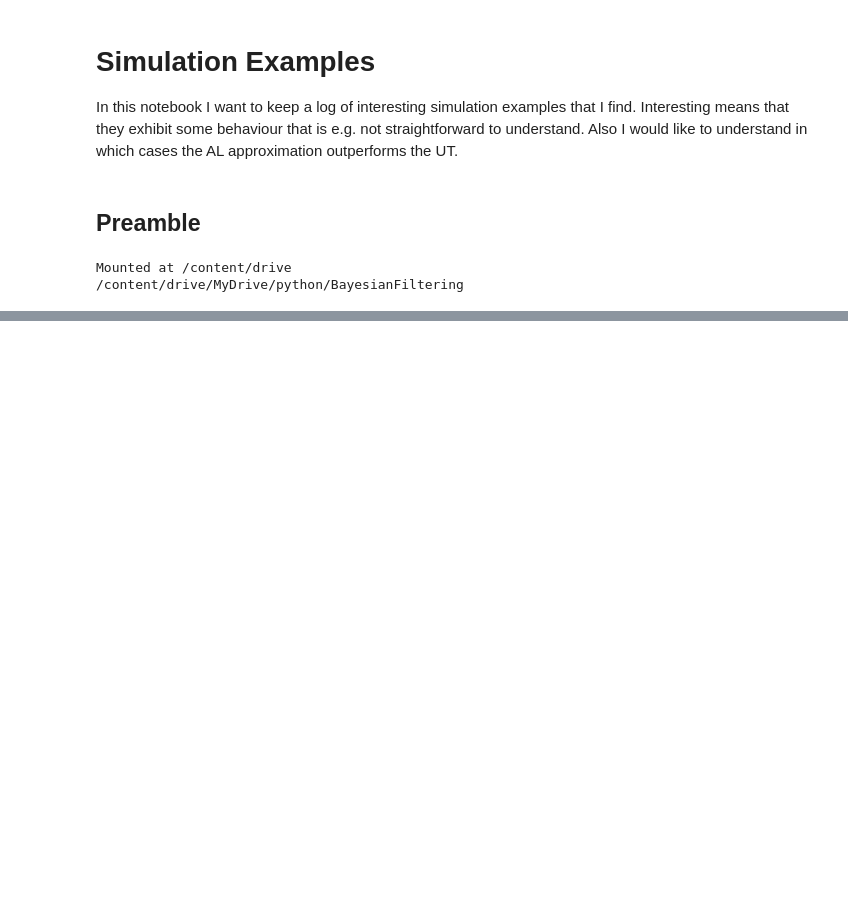
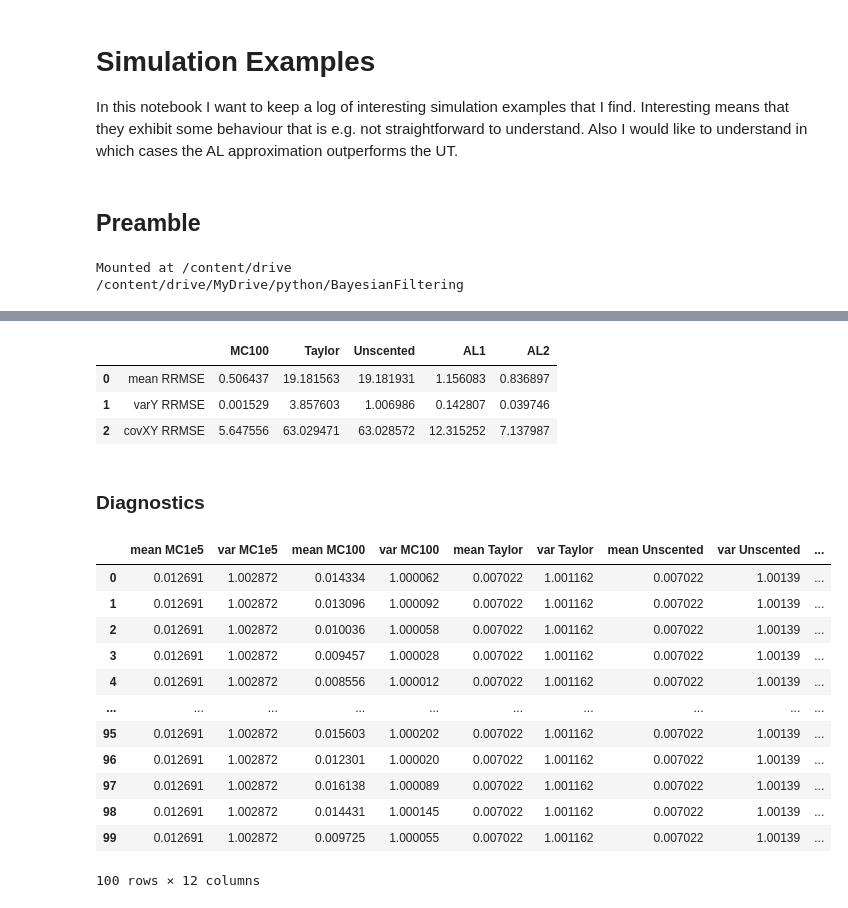
Before and after one commit to kostastsa/BayesianFiltering, a Jupyter notebook: ALA/sim_examples.ipynb, the cells around one changed output, grey strips where cells are left out. Drawn from its saved outputs; the diff is of its cells as text; code cells hidden in the pictures; blank space fills up the shorter version.

```diff
--- a/ALA/sim_examples.ipynb
+++ b/ALA/sim_examples.ipynb
@@ -26 +20,27 @@ It is an example for which the Hessian of the nonlinearity is *semi-definite*
+# %%
+g = lambda D, Pv, L, Nv, H: (2*L**2/Nv) * np.trace(Pv-D) + (1 / 4) * np.trace(np.matmul(D, H))**2
+
+matrix_projection = lambda A, B : ( np.trace(np.matmul(A.transpose(),B)) / np.trace(np.matmul(B.transpose(),B))) * B
+
+def project_to_PSD(Delta):
+  evals, evec = np.linalg.eig(Delta)
+  nonzero_eig = np.sum(evals>0)
+  new_evals = np.multiply(evals>0, evals)
+  new_Delta = np.matmul(np.matmul(evec, np.diag(new_evals)), evec.transpose())
+  return (new_Delta + new_Delta.transpose())/2
+
+def gradient_descent(dim, N, L, X0, P, H, Nsteps, eta):
+  X = X0
+  for i in range(Nsteps):
+    X = X - eta * (-(2*L**2 / N) * np.eye(dim) + (1 / 2) * np.trace(np.matmul(H, X)) * H)
+  return X
+
+def SPD_opt(dim, N, L, X0, P, H, Nsteps, eta):
+  X = X0
+  for i in range(Nsteps):
+    X = gradient_descent(dim, N, L, X, P, H, 1, eta**i)
+    X = project_to_PSD(X)
+    X = P - project_to_PSD(P-X)
+    X = project_to_PSD(X)
+  return X
 # %%
@@ -222,0 +281,49 @@ Best value: 31
+# %%
+df = pd.DataFrame(columns = [' ','MC100','Taylor','Unscented','AL1','AL2'])
+df[' '] = ['mean RRMSE', 'varY RRMSE', 'covXY RRMSE']
+df['MC100'] = [RRMSE_mean_MC100, RRMSE_var_MC100, RRMSE_cov_MC100]
+df['Taylor'] = [RRMSE_mean_L, RRMSE_var_L, RRMSE_cov_L]
+df['Unscented'] = [RRMSE_mean_U, RRMSE_var_U, RRMSE_cov_U]
+df['AL1'] = [RRMSE_mean_AL1, RRMSE_var_AL1, RRMSE_cov_AL1]
+df['AL2'] = [RRMSE_mean_AL2, RRMSE_var_AL2, RRMSE_cov_AL2]
+#print(df.to_latex(index=False))
+df
+# %% [output]
+|  |  | MC100 | Taylor | Unscented | AL1 | AL2 |
+| 0 | mean RRMSE | 0.506437 | 19.181563 | 19.181931 | 1.156083 | 0.836897 |
+| 1 | varY RRMSE | 0.001529 | 3.857603 | 1.006986 | 0.142807 | 0.039746 |
+| 2 | covXY RRMSE | 5.647556 | 63.029471 | 63.028572 | 12.315252 | 7.137987 |
+# %% [markdown]
+### Diagnostics
+# %%
+df_est = pd.DataFrame(columns = ['mean MC1e5', 'var MC1e5','mean MC100', 'var MC100',
+                                 'mean Taylor', 'var Taylor',
+                                 'mean Unscented', 'var Unscented', 'mean AL1',
+                                 'var AL1', 'mean AL2', 'var AL2'])
+df_est['mean MC1e5'] =  est_mean_MC
+df_est['var MC1e5']  = est_var_MC
+df_est['mean MC100'] =  est_mean_MC100
+df_est['var MC100']  = est_var_MC100
+df_est['mean Taylor'] = est_mean_L
+df_est['var Taylor'] = est_var_L
+df_est['mean Unscented'] = est_mean_U
+df_est['var Unscented'] = est_var_U
+df_est['mean AL1'] = est_mean_AL1
+df_est['var AL1']= est_var_AL1
+df_est['mean AL2'] = est_mean_AL2
+df_est['var AL2']= est_var_AL2
+df_est
+# %% [output]
+|  | mean MC1e5 | var MC1e5 | mean MC100 | var MC100 | mean Taylor | var Taylor | mean Unscented | var Unscented | ... |
+| 0 | 0.012691 | 1.002872 | 0.014334 | 1.000062 | 0.007022 | 1.001162 | 0.007022 | 1.00139 | ... |
+| 1 | 0.012691 | 1.002872 | 0.013096 | 1.000092 | 0.007022 | 1.001162 | 0.007022 | 1.00139 | ... |
+| 2 | 0.012691 | 1.002872 | 0.010036 | 1.000058 | 0.007022 | 1.001162 | 0.007022 | 1.00139 | ... |
+| 3 | 0.012691 | 1.002872 | 0.009457 | 1.000028 | 0.007022 | 1.001162 | 0.007022 | 1.00139 | ... |
+| 4 | 0.012691 | 1.002872 | 0.008556 | 1.000012 | 0.007022 | 1.001162 | 0.007022 | 1.00139 | ... |
+| ... | ... | ... | ... | ... | ... | ... | ... | ... | ... |
+| 95 | 0.012691 | 1.002872 | 0.015603 | 1.000202 | 0.007022 | 1.001162 | 0.007022 | 1.00139 | ... |
+| 96 | 0.012691 | 1.002872 | 0.012301 | 1.000020 | 0.007022 | 1.001162 | 0.007022 | 1.00139 | ... |
+| 97 | 0.012691 | 1.002872 | 0.016138 | 1.000089 | 0.007022 | 1.001162 | 0.007022 | 1.00139 | ... |
+| 98 | 0.012691 | 1.002872 | 0.014431 | 1.000145 | 0.007022 | 1.001162 | 0.007022 | 1.00139 | ... |
+| 99 | 0.012691 | 1.002872 | 0.009725 | 1.000055 | 0.007022 | 1.001162 | 0.007022 | 1.00139 | ... |
+100 rows × 12 columns
```
Also changed, not shown: parts of 22 cells of this notebook, 1 other file.
